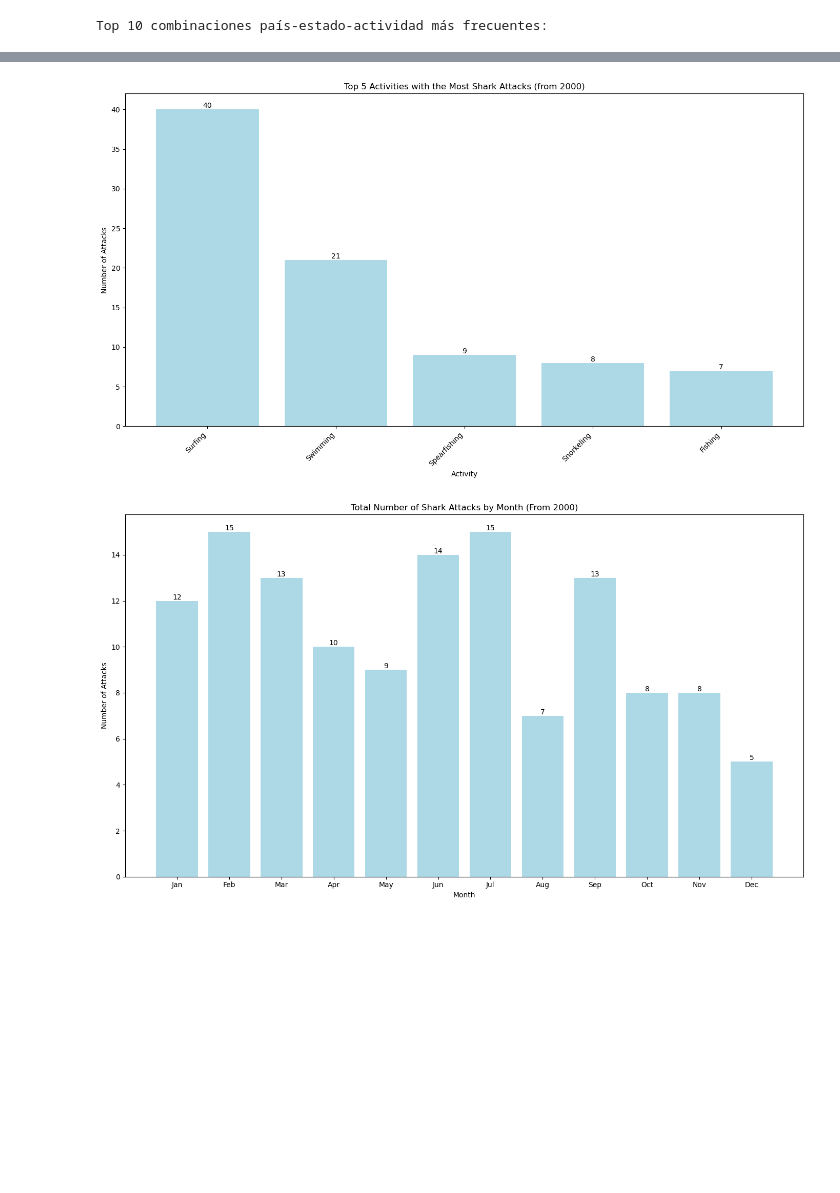
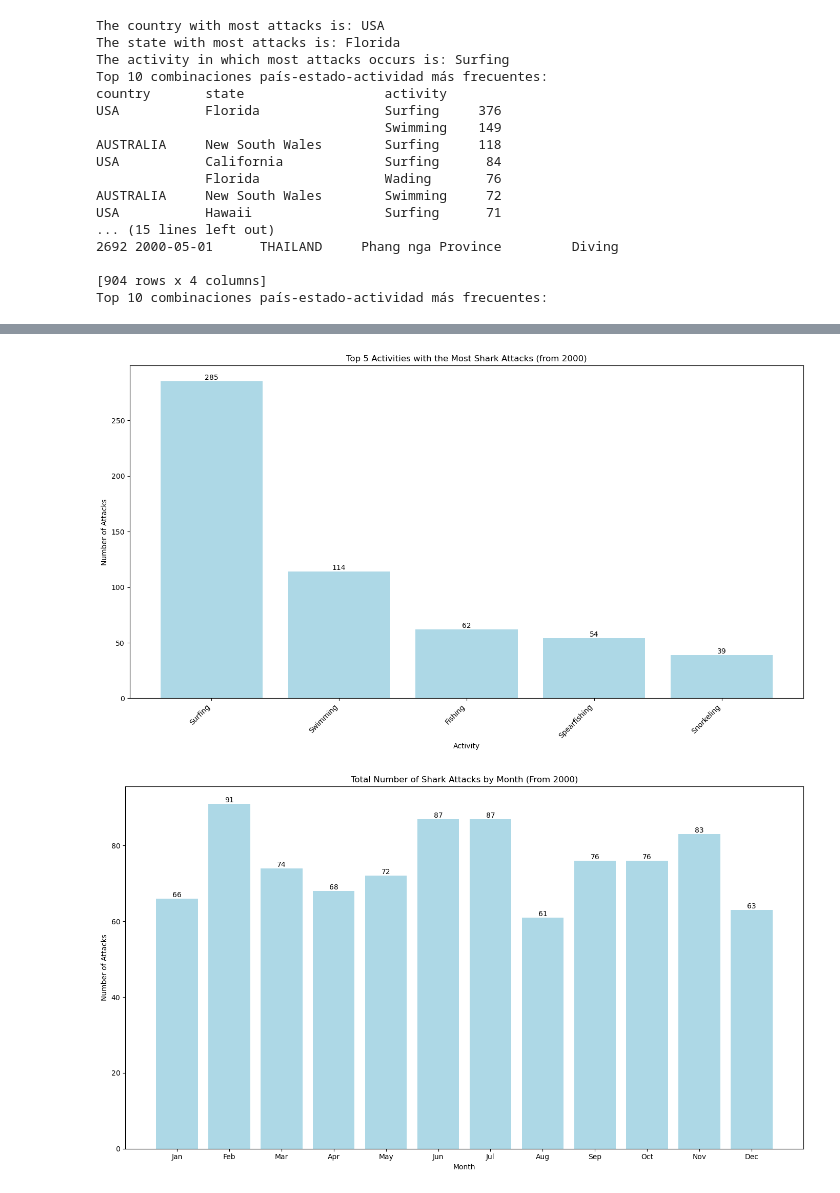
Before and after one commit to Rafa-Gamero/QuestSharkAttacksG5, a Jupyter notebook: main.ipynb, the cells around one changed output, grey strips where cells are left out. Cells and saved outputs as stored; diff of their text form; code cells hidden in the pictures; blank space fills up the shorter version.

```diff
--- a/main.ipynb
+++ b/main.ipynb
@@ -243,8 +12,8 @@ df = delete_columns(df)
 df= clean_data(df)
 df['date'] = df['date'].apply(remove_prefix)
 df['date'] = df['date'].apply(fix_format_date)
+df = filter_date(df)
 result = get_mode_of_attacks(df)
-df = filter_date(df)
 top_activities = top_country_state_activity(df, 10)
 
 
@@ -372,10 +141,26 @@ for bar in bars:
 # Configuraciones del gráfico
 plt.xlabel('State/Province')
 plt.ylabel('Number of Attacks')
-plt.title('Top 5 States/Provinces with Most Shark Attacks (From 2020)')
+plt.title('Top 5 States/Provinces with Most Shark Attacks (From 2000)')
 plt.tight_layout()
 plt.show()
 
 print(df)
 # %% [output]
+The country with most attacks is: USA
+The state with most attacks is: Florida
+The activity in which most attacks occurs is: Surfing
 Top 10 combinaciones país-estado-actividad más frecuentes:
+country       state                  activity
+USA           Florida                Surfing     376
+                                     Swimming    149
+AUSTRALIA     New South Wales        Surfing     118
+USA           California             Surfing      84
+              Florida                Wading       76
+AUSTRALIA     New South Wales        Swimming     72
+USA           Hawaii                 Surfing      71
+... (15 lines left out)
+2692 2000-05-01      THAILAND     Phang nga Province         Diving
+
+[904 rows x 4 columns]
+Top 10 combinaciones país-estado-actividad más frecuentes:
@@ -383,2 +168,2 @@ Top 10 combinaciones país-estado-actividad más frecuentes:
-[figure, old version]
+[figure, new version]
-[figure, old version]
+[figure, new version]
```
Also changed, not shown: parts of 3 cells of this notebook.
